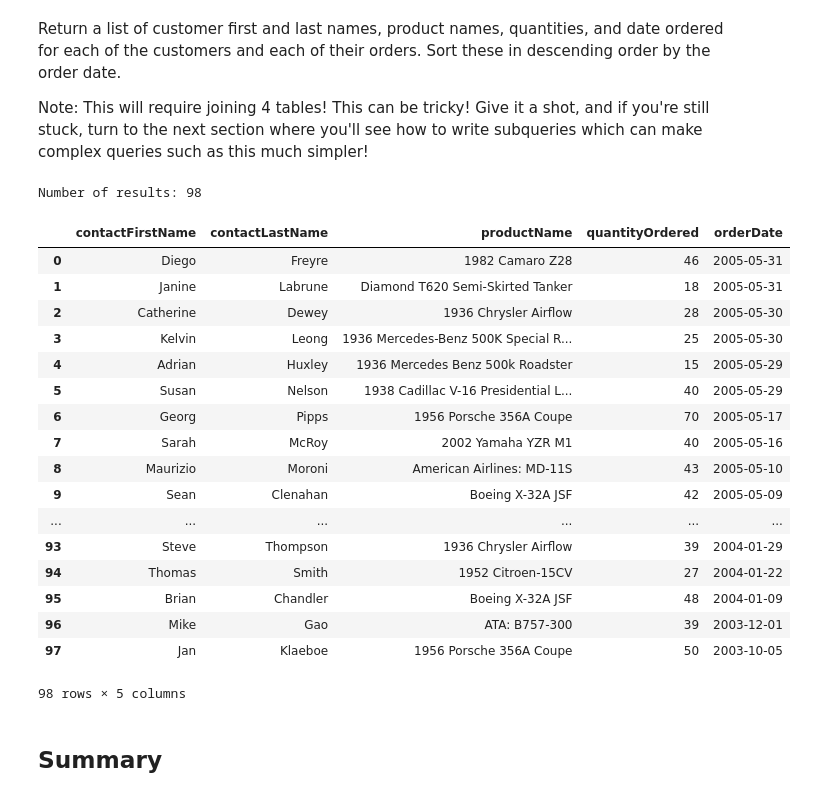
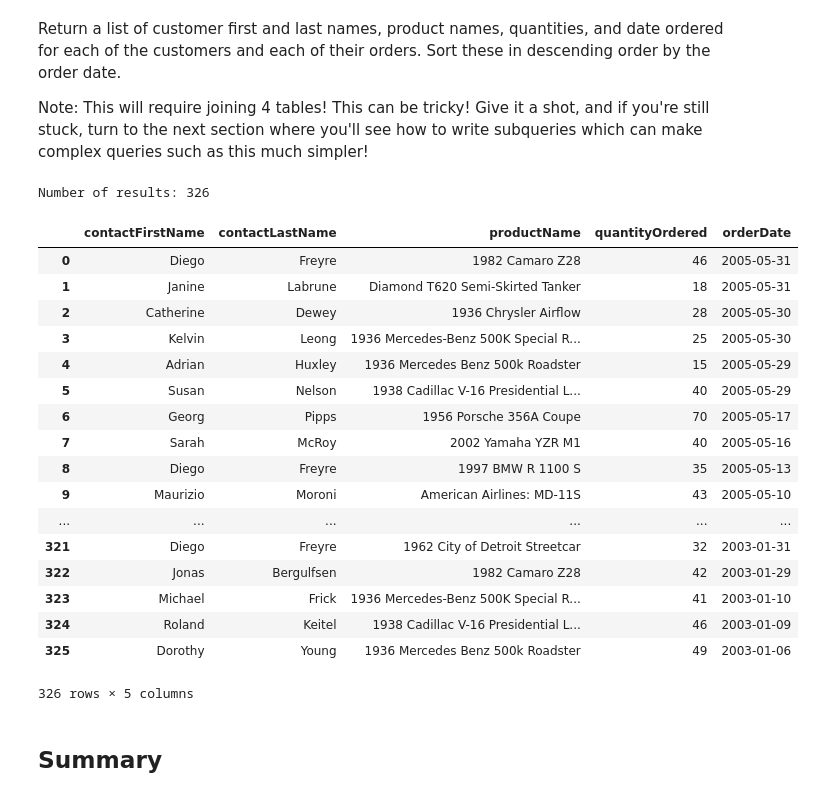
Before and after one commit to npschafer/dsc-one-to-many-and-many-to-many-joins-lab-houston-ds-042219, a Jupyter notebook: index.ipynb, the cells around one changed output. Drawn from its saved outputs; the diff is of its cells as text; code cells hidden in the pictures.

```diff
--- a/index.ipynb
+++ b/index.ipynb
@@ -138,35 +138,35 @@ Note: This will require joining 4 tables! This can be tricky! Give it a shot, an
 # %%
 cur.execute('''SELECT contactFirstName, contactLastName, productName, quantityOrdered, orderDate
                FROM orders o
                JOIN orderdetails od USING(orderNumber)
                JOIN customers c USING(customerNumber)
                JOIN products p USING(productCode)
-               GROUP BY contactFirstName, contactLastName, order
+               GROUP BY contactFirstName, contactLastName, orderNumber
                ORDER BY orderDate DESC''')
 df = pd.DataFrame(cur.fetchall())
 df.columns = [i[0] for i in cur.description]
 print('Number of results:', len(df))
 df
 # %% [output]
-Number of results: 98
+Number of results: 326
 |  | contactFirstName | contactLastName | productName | quantityOrdered | orderDate |
 | 0 | Diego | Freyre | 1982 Camaro Z28 | 46 | 2005-05-31 |
 | 1 | Janine | Labrune | Diamond T620 Semi-Skirted Tanker | 18 | 2005-05-31 |
 | 2 | Catherine | Dewey | 1936 Chrysler Airflow | 28 | 2005-05-30 |
 | 3 | Kelvin | Leong | 1936 Mercedes-Benz 500K Special R... | 25 | 2005-05-30 |
 | 4 | Adrian | Huxley | 1936 Mercedes Benz 500k Roadster | 15 | 2005-05-29 |
 | 5 | Susan | Nelson | 1938 Cadillac V-16 Presidential L... | 40 | 2005-05-29 |
 | 6 | Georg | Pipps | 1956 Porsche 356A Coupe | 70 | 2005-05-17 |
 | 7 | Sarah | McRoy | 2002 Yamaha YZR M1 | 40 | 2005-05-16 |
-| 8 | Maurizio | Moroni | American Airlines: MD-11S | 43 | 2005-05-10 |
-| 9 | Sean | Clenahan | Boeing X-32A JSF | 42 | 2005-05-09 |
+| 8 | Diego | Freyre | 1997 BMW R 1100 S | 35 | 2005-05-13 |
+| 9 | Maurizio | Moroni | American Airlines: MD-11S | 43 | 2005-05-10 |
 | ... | ... | ... | ... | ... | ... |
-| 93 | Steve | Thompson | 1936 Chrysler Airflow | 39 | 2004-01-29 |
-| 94 | Thomas | Smith | 1952 Citroen-15CV | 27 | 2004-01-22 |
-| 95 | Brian | Chandler | Boeing X-32A JSF | 48 | 2004-01-09 |
-| 96 | Mike | Gao | ATA: B757-300 | 39 | 2003-12-01 |
-| 97 | Jan | Klaeboe | 1956 Porsche 356A Coupe | 50 | 2003-10-05 |
+| 321 | Diego | Freyre | 1962 City of Detroit Streetcar | 32 | 2003-01-31 |
+| 322 | Jonas | Bergulfsen | 1982 Camaro Z28 | 42 | 2003-01-29 |
+| 323 | Michael | Frick | 1936 Mercedes-Benz 500K Special R... | 41 | 2003-01-10 |
+| 324 | Roland | Keitel | 1938 Cadillac V-16 Presidential L... | 46 | 2003-01-09 |
+| 325 | Dorothy | Young | 1936 Mercedes Benz 500k Roadster | 49 | 2003-01-06 |
-98 rows × 5 columns
+326 rows × 5 columns
 # %% [markdown]
 ## Summary
 # %% [markdown]
```
